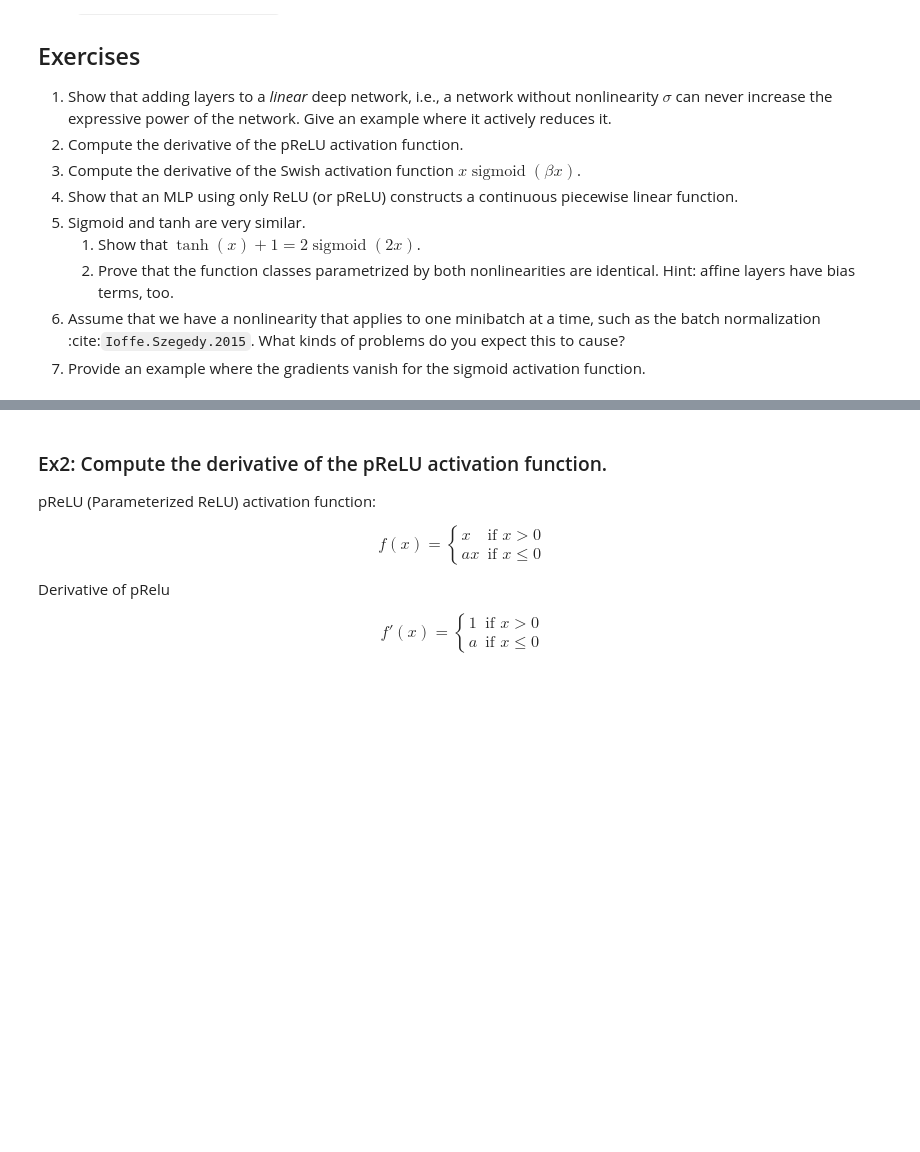
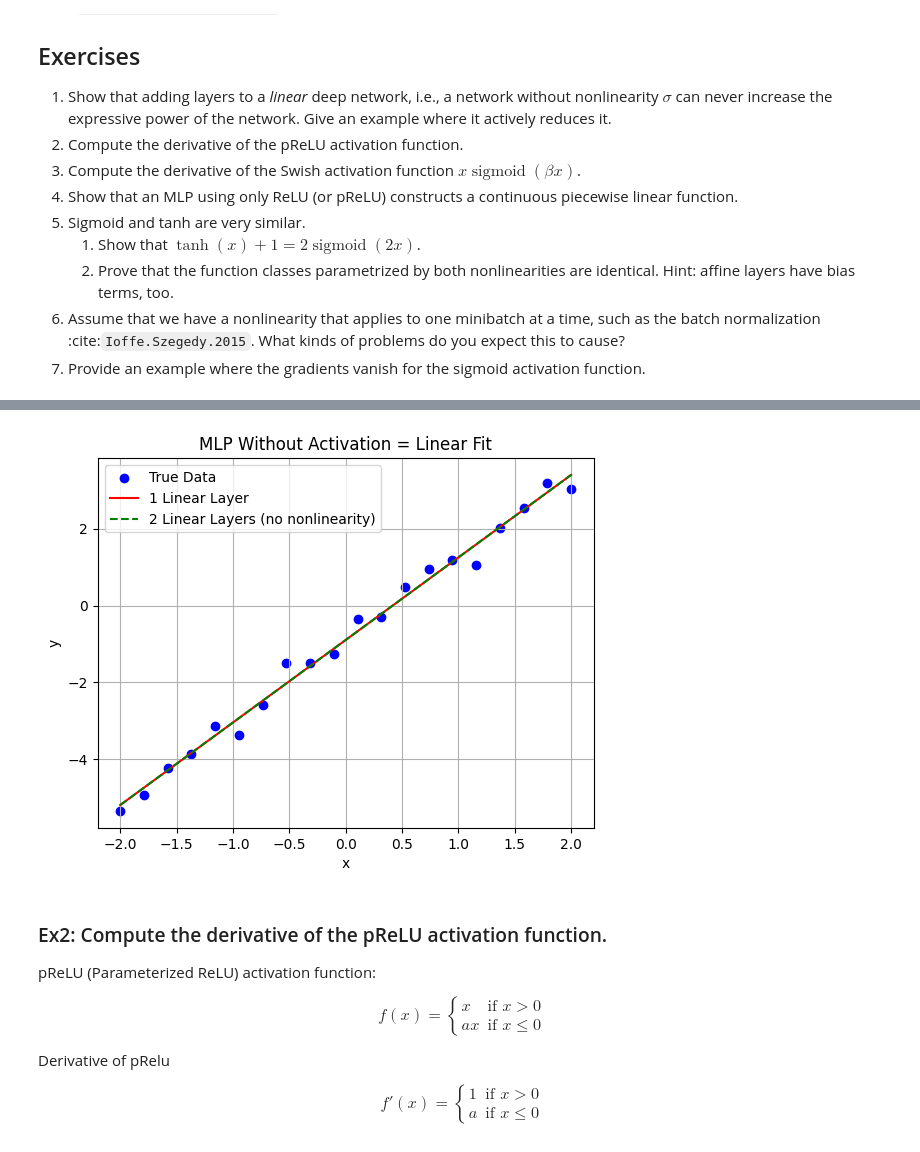
Before and after one commit to Schwartz1901/math_foundation_assignment_mlp_d2l, a Jupyter notebook: MLP_Math_Foundation_Assignment.ipynb, the cells around one changed output, grey strips where cells are left out. Saved outputs shown, nothing was run; the diff lists cells and outputs as text; code cells hidden in the pictures; blank space fills up the shorter version.

```diff
--- a/MLP_Math_Foundation_Assignment.ipynb
+++ b/MLP_Math_Foundation_Assignment.ipynb
@@ -530,3 +530,55 @@ Therefore, the **rank of $ \mathbf{W} $** is at most **1**, which restricts the
+# %%
+import torch
+from torch import nn
+import matplotlib.pyplot as plt
+
+# Simulate N random input-output points from a linear function with noise
+torch.manual_seed(0)  # For reproducibility
+N = 20
+x = torch.linspace(-2, 2, N).unsqueeze(1)
+true_w, true_b = 2.0, -1.0
+y = true_w * x + true_b + 0.3 * torch.randn_like(x)  # Add noise
+
+# Model 1: Single Linear Layer
+model1 = nn.Linear(1, 1, bias=True)
+
+# Model 2: Two stacked Linear Layers (no nonlinearity)
+model2 = nn.Sequential(
+    nn.Linear(1, 2, bias=True),  # Overparameterized middle layer
+    nn.Linear(2, 1, bias=True)
+)
+
+# Loss function and optimizers
+loss_fn = nn.MSELoss()
+opt1 = torch.optim.SGD(model1.parameters(), lr=0.1)
+opt2 = torch.optim.SGD(model2.parameters(), lr=0.1)
+
+# Training function
+def train(model, optimizer, x, y, steps=200):
+    for _ in range(steps):
+        optimizer.zero_grad()
+        pred = model(x)
+        loss = loss_fn(pred, y)
+        loss.backward()
+        optimizer.step()
+    return model(x).detach()
+
+# Train both models
+y_hat1 = train(model1, opt1, x, y)
+y_hat2 = train(model2, opt2, x, y)
+
+# Plot data and predictions
+plt.scatter(x.numpy(), y.numpy(), color='blue', label='True Data')
+plt.plot(x.numpy(), y_hat1.numpy(), 'r', label='1 Linear Layer')
+plt.plot(x.numpy(), y_hat2.numpy(), 'g--', label='2 Linear Layers (no nonlinearity)')
+plt.title("MLP Without Activation = Linear Fit")
+plt.xlabel("x")
+plt.ylabel("y")
+plt.grid(True)
+plt.legend()
+plt.show()
+# %% [output]
+[figure, added]
 # %% [markdown]
 ### Ex2: Compute the derivative of the pReLU activation function.
 
```
Also changed, not shown: parts of 8 cells of this notebook.
